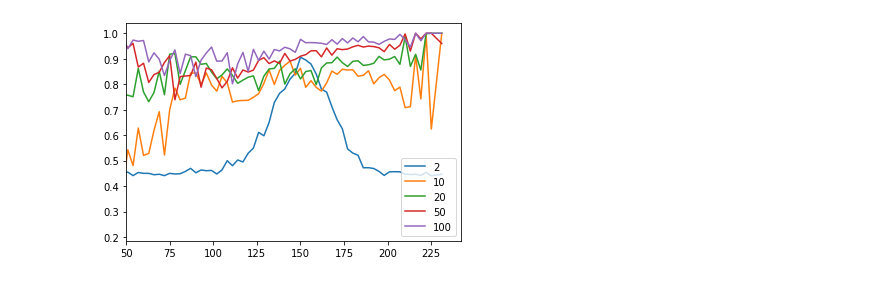
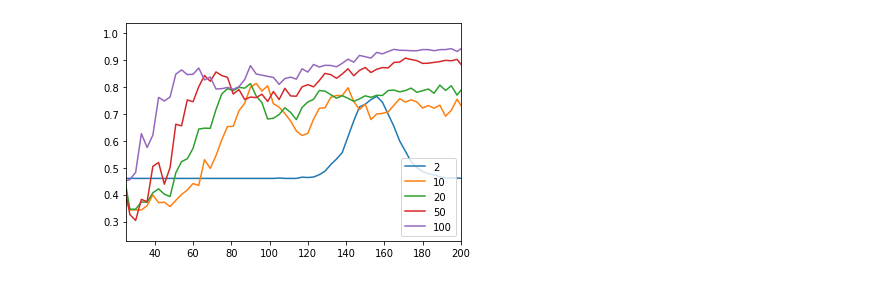
Before and after one commit to mbpereira49/inferenceattacks, a Jupyter notebook: Sample.ipynb, the cells around one changed output. Saved outputs shown, nothing was run; the diff lists cells and outputs as text; code cells hidden in the pictures.

Commit message:
updated auc_by_distance in pipeline, accommodated sample to changes in pipeline

```diff
--- a/Sample.ipynb
+++ b/Sample.ipynb
@@ -39,6 +37,3 @@ class Net(nn.Module):
         x = F.relu(self.fc5(x))
         x = self.softmax(self.fc6(x))
         return x
-# %%
-models = {n_labels : pipeline.Model(Net(df.shape[1], int(n_labels)), df, labels[n_labels]) for n_labels in labels.columns}
-nets = {n_labels : model.train(nn.NLLLoss()) for n_labels, model in models.items()}
@@ -62,0 +40,5 @@ Finished Training
+# %%
+models = {n_labels : pipeline.PurchaseModel(n_labels) for n_labels in [2, 10, 20, 50, 100]}
+_ = [model.load_data() for model in models.values()]
+_ = [model.build_net() for model in models.values()]
+_ = [model.train(nn.NLLLoss(), epochs = 250) for model in models.values()]
@@ -74,10 +74,10 @@ by_distance = {n_labels : model.auc_by_distance(ham_set, 3) for n_labels, model
 # %%
 import matplotlib.pyplot as plt
 for n_labels, pair in by_distance.items():
     keys, aucs = pair
     plt.plot(keys, aucs, label = n_labels)
 plt.legend(loc = 'lower right')
-plt.xlim(left = 50)
+plt.xlim(25, 200)
 plt.show()
 # %% [output]
-[figure, old version]
+[figure, new version]
```
Also changed, not shown: parts of 4 cells of this notebook, 2 other files.
